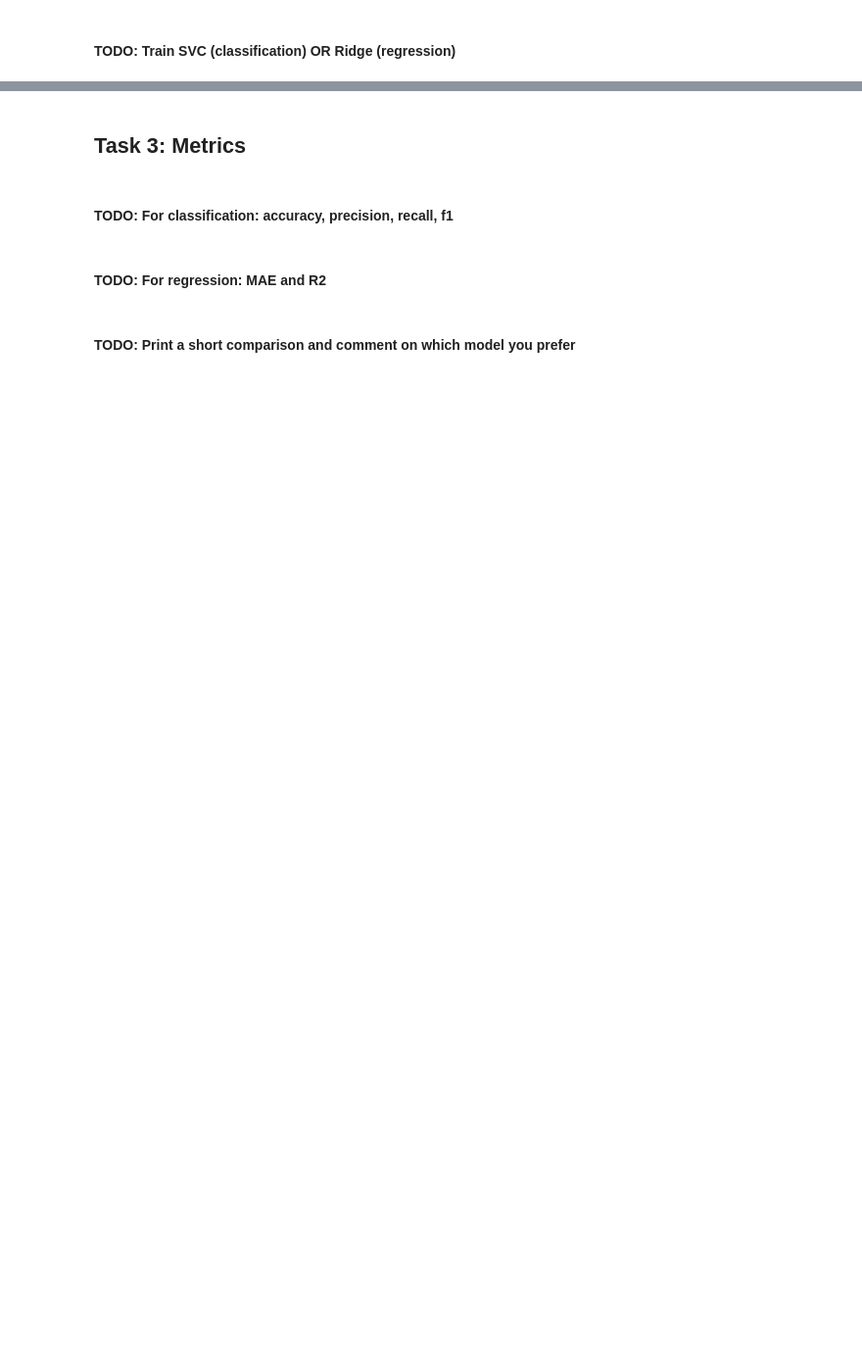
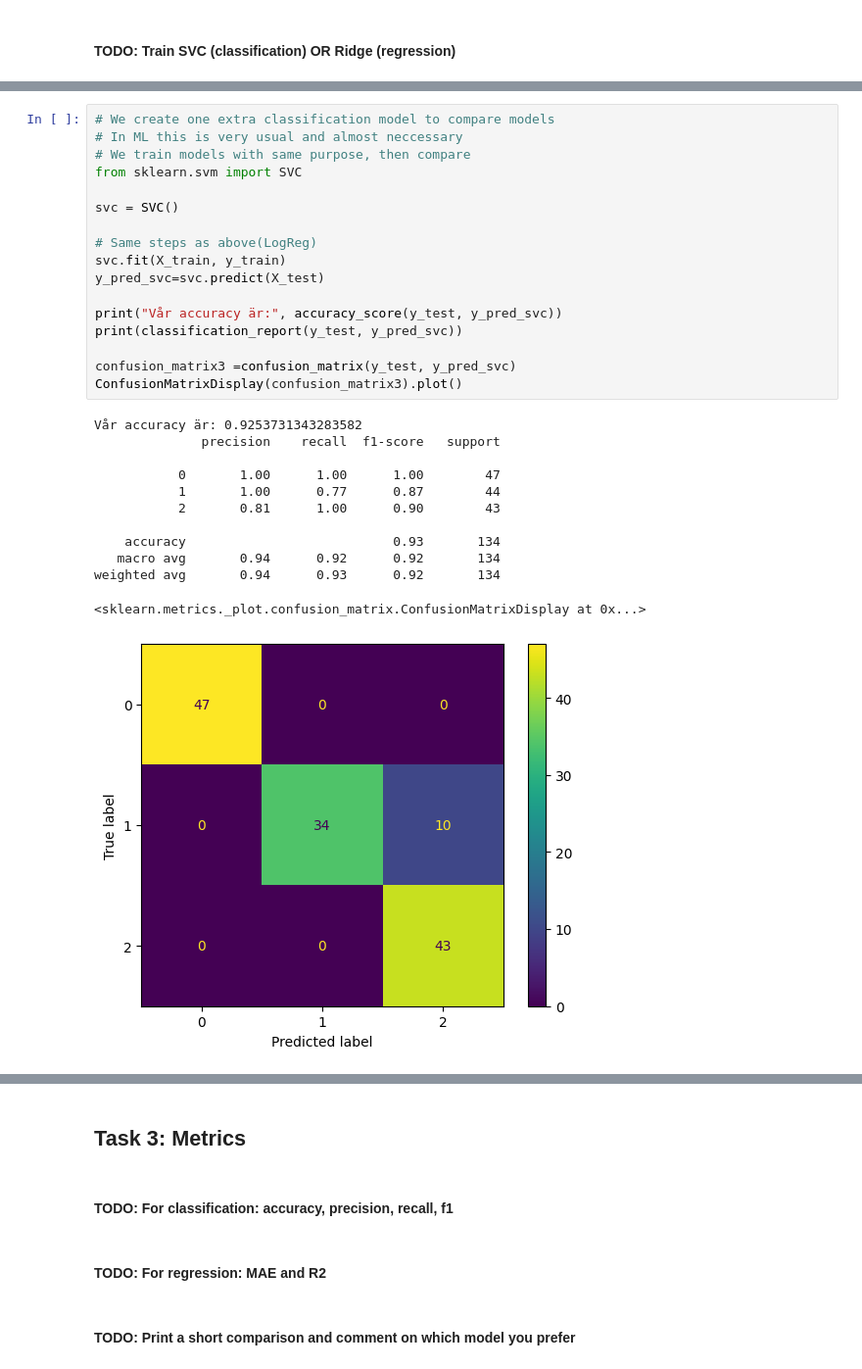
Before and after one commit to kevinbrunomlops/ML-Frameworks, a Jupyter notebook: L4/assignment4.ipynb, the cells around one changed output, grey strips where cells are left out. Shown at 98% size. Cells and saved outputs as stored; diff of their text form; blank space fills up the shorter version.

Commit message:
SVC model code done

```diff
--- a/L4/assignment4.ipynb
+++ b/L4/assignment4.ipynb
@@ -124,0 +124,30 @@ weighted avg       1.00      1.00      1.00        50
+# %%
+# We create one extra classification model to compare models
+# In ML this is very usual and almost neccessary
+# We train models with same purpose, then compare
+from sklearn.svm import SVC
+
+svc = SVC()
+
+# Same steps as above(LogReg)
+svc.fit(X_train, y_train)
+y_pred_svc=svc.predict(X_test)
+
+print("Vår accuracy är:", accuracy_score(y_test, y_pred_svc))
+print(classification_report(y_test, y_pred_svc))
+
+confusion_matrix3 =confusion_matrix(y_test, y_pred_svc)
+ConfusionMatrixDisplay(confusion_matrix3).plot()
+# %% [output]
+Vår accuracy är: 0.9253731343283582
+              precision    recall  f1-score   support
+
+           0       1.00      1.00      1.00        47
+           1       1.00      0.77      0.87        44
+           2       0.81      1.00      0.90        43
+
+    accuracy                           0.93       134
+   macro avg       0.94      0.92      0.92       134
+weighted avg       0.94      0.93      0.92       134
+<sklearn.metrics._plot.confusion_matrix.ConfusionMatrixDisplay at 0x...>
+[figure, added]
```
Also changed, not shown: parts of 5 cells of this notebook.
